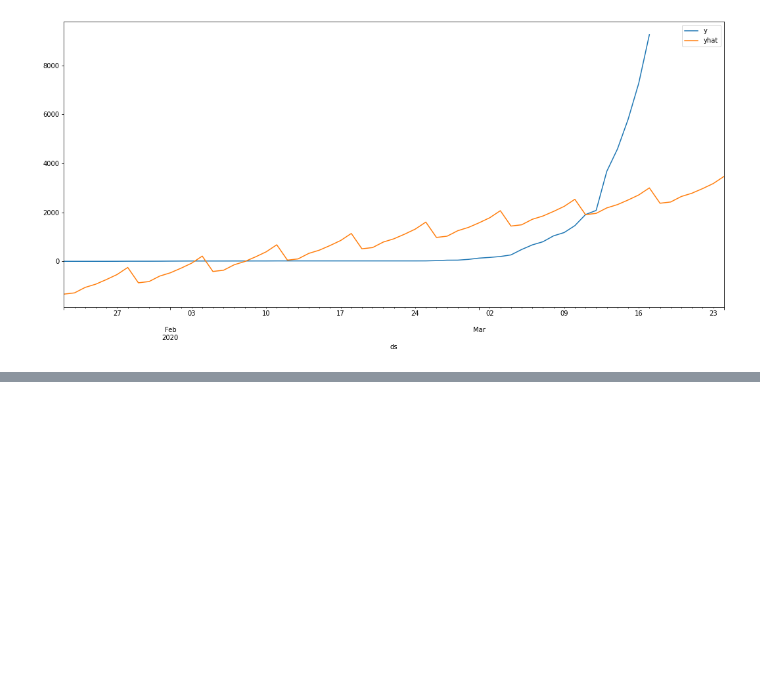
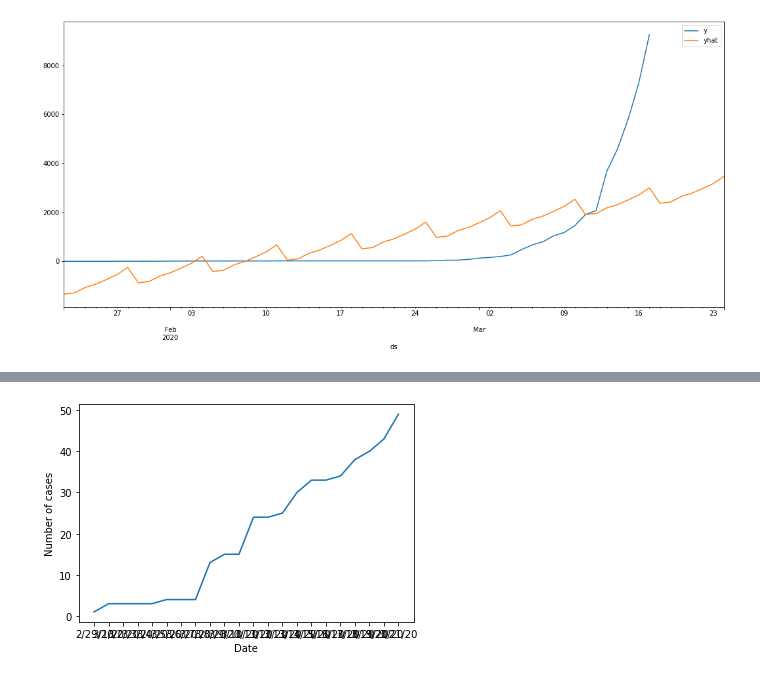
Before and after one commit to kanzabatool/covid19_time_series_analysis, a Jupyter notebook: playbook.ipynb, the cells around one changed output, grey strips where cells are left out. Saved outputs shown, nothing was run; the diff lists cells and outputs as text; code cells hidden in the pictures; blank space fills up the shorter version.

```diff
--- a/playbook.ipynb
+++ b/playbook.ipynb
@@ -871,0 +838,8 @@ viz_df[['y', 'yhat']].plot()
+# %%
+#Importing data
+df = confirmed
+df = df.T
+df = df.drop(['Province/State', 'Country/Region', 'Lat' ,'Long'])
+df = df[[36]]
+df = df.iloc[38:]
+df.head()
@@ -871,0 +853,8 @@ viz_df[['y', 'yhat']].plot()
+# %%
+#Plot
+plt.xlabel('Date')
+plt.ylabel('Number of cases')
+plt.plot(df)
+plt.show()
+# %% [output]
+[figure, added]
```
Also changed, not shown: parts of 31 cells of this notebook.
